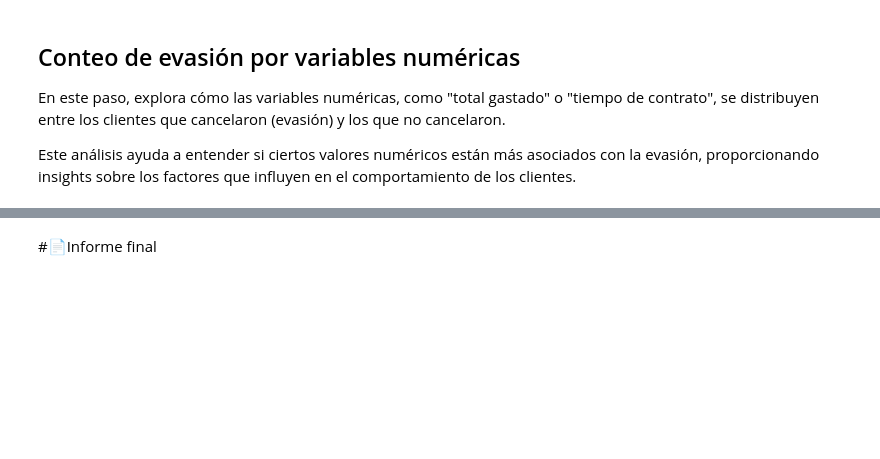
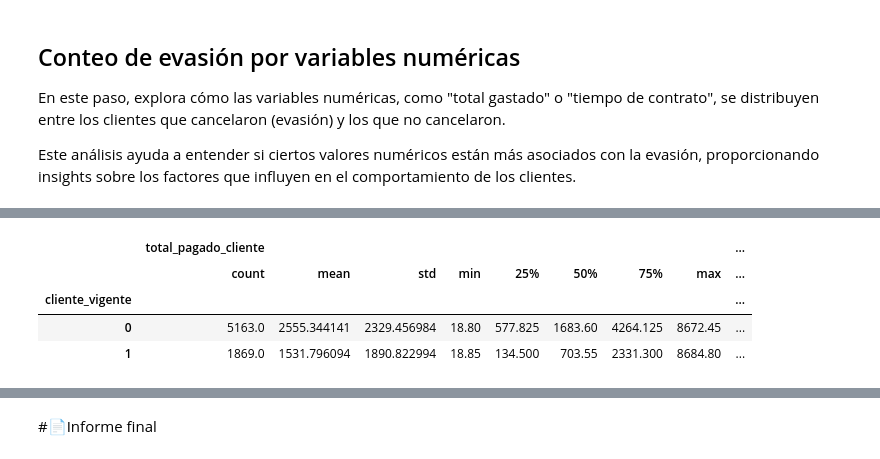
Before and after one commit to Starleen1996/Challenger_Telecom_Latam, a Jupyter notebook: TelecomX_LATAM.ipynb, the cells around one changed output, grey strips where cells are left out. Cells and saved outputs as stored; diff of their text form; code cells hidden in the pictures; blank space fills up the shorter version.

```diff
--- a/TelecomX_LATAM.ipynb
+++ b/TelecomX_LATAM.ipynb
@@ -689,0 +713,10 @@ Este análisis ayuda a entender si ciertos valores numéricos están más asocia
+# %%
+#Esto te da un resumen descriptivo (media, mediana, desviación estándar, etc.) separado para clientes vigentes y no vigentes.
+# Separar por grupo
+df_clientes_LATAM.groupby('cliente_vigente')[['total_pagado_cliente', '#_meses_contrato']].describe()
+# %% [output]
+|  | total_pagado_cliente |  |  |  |  |  |  |  | ... |
+|  | count | mean | std | min | 25% | 50% | 75% | max | ... |
+| cliente_vigente |  |  |  |  |  |  |  |  | ... |
+| 0 | 5163.0 | 2555.344141 | 2329.456984 | 18.80 | 577.825 | 1683.60 | 4264.125 | 8672.45 | ... |
+| 1 | 1869.0 | 1531.796094 | 1890.822994 | 18.85 | 134.500 | 703.55 | 2331.300 | 8684.80 | ... |
```
Also changed, not shown: parts of 2 cells of this notebook.
